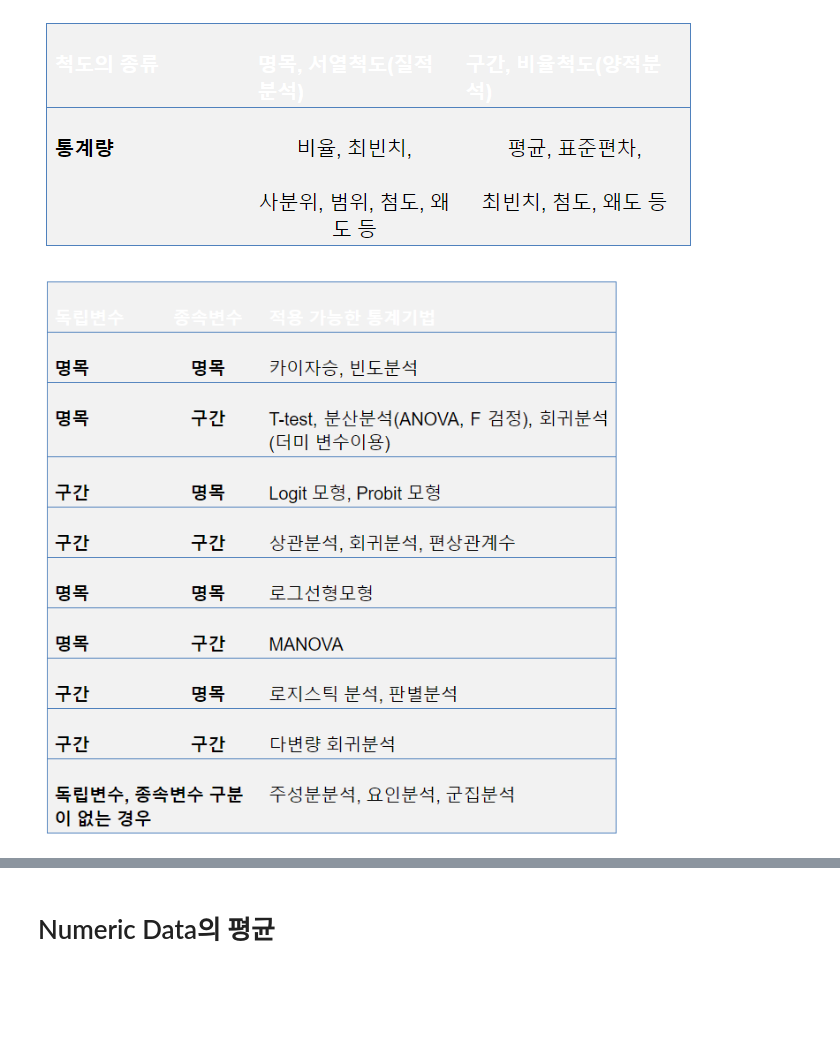
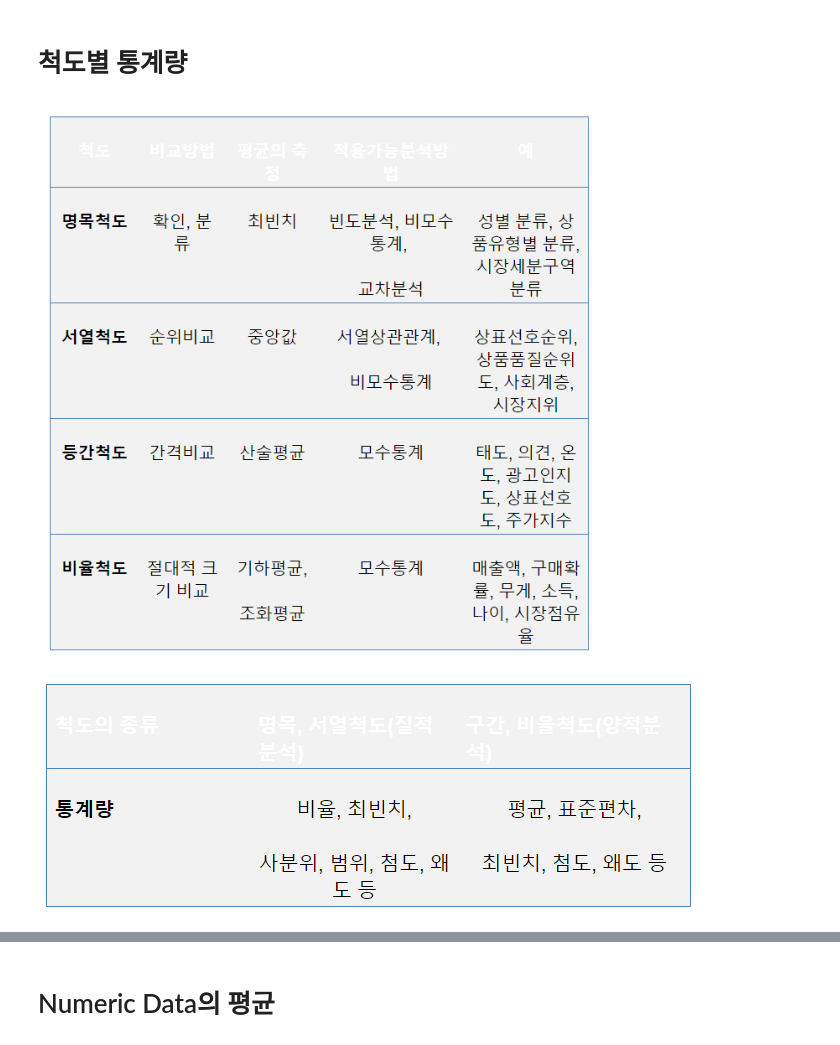
Before and after one commit to dudwo7783/DAFDS, a Jupyter notebook: read_estate.ipynb, the cells around one changed output, grey strips where cells are left out. Cells and saved outputs as stored; diff of their text form; code cells hidden in the pictures; blank space fills up the shorter version.

Commit message:
add critic

```diff
--- a/read_estate.ipynb
+++ b/read_estate.ipynb
@@ -9,4 +8,12 @@ df = pd.read_excel(excel_file, squeeze=True)
-# %% [markdown]
-![critic2.png](attachment:critic2.png)
-# %% [markdown]
-![critic3.png](attachment:critic3.png)
+# %% [markdown]
+# 척도별 통계량
+# %%
+critic1 = Image.open("./critic1.png")
+critic1
+# %% [output]
+[figure, added]
+# %%
+critic2 = Image.open("./critic2.png")
+critic2
+# %% [output]
+[figure, added]
```
Also changed, not shown: parts of 3 cells of this notebook, 3 other files.
